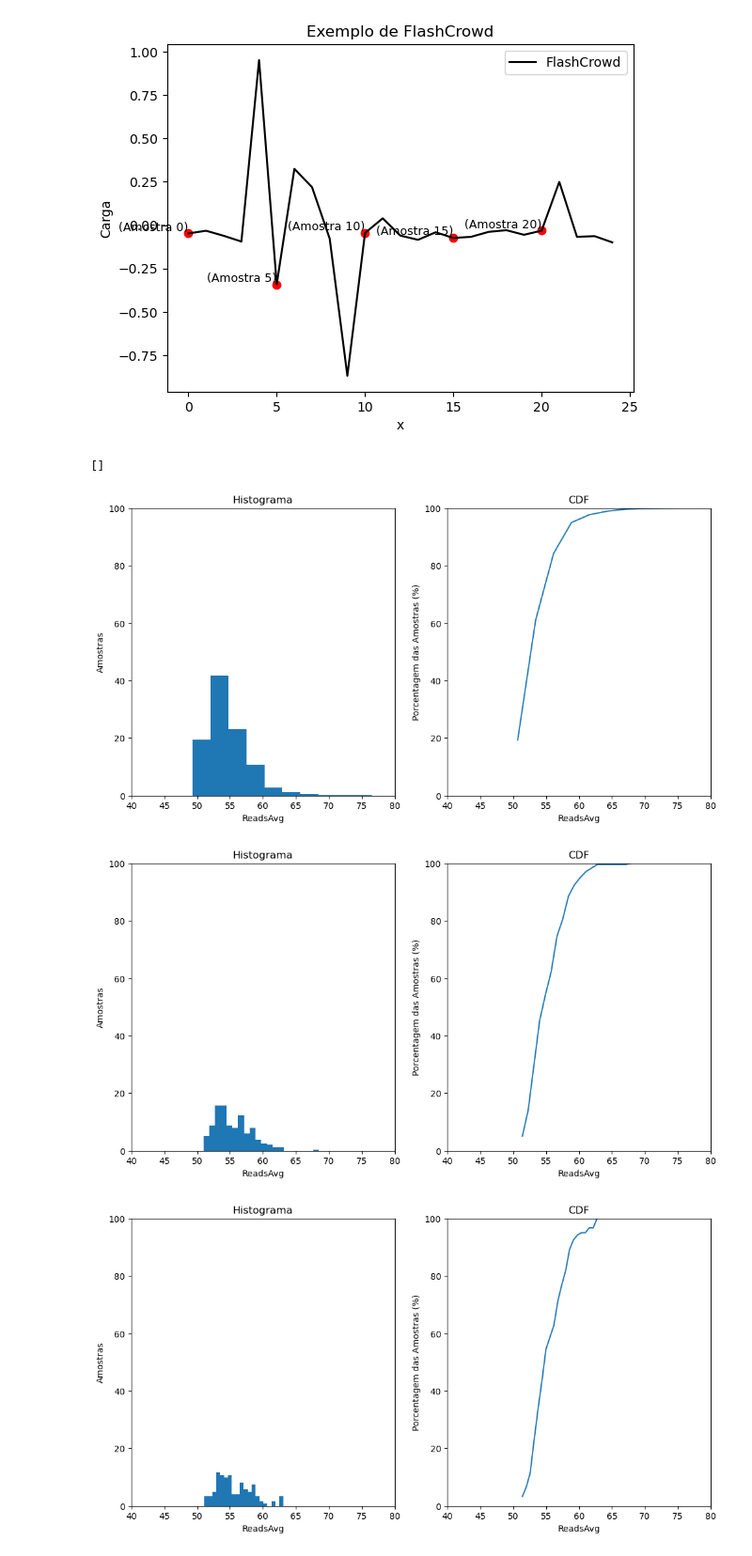
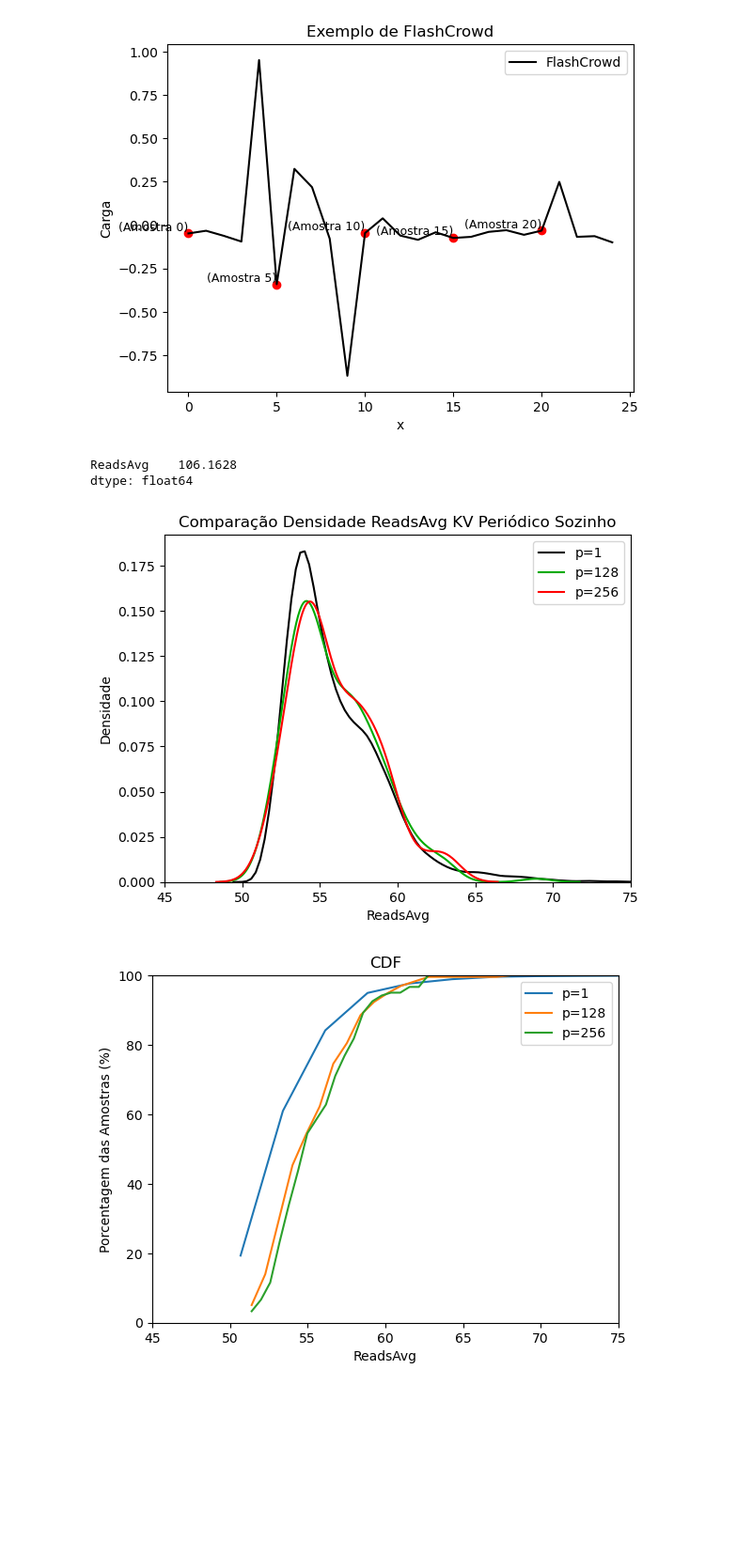
Before and after one commit to DaviVilarinho/ic-intervalo-qos, a Jupyter notebook: AnaliseNaivePeriodic.ipynb, the cells around one changed output. Shown at 94% size. Drawn from its saved outputs; the diff is of its cells as text; code cells hidden in the pictures; blank space fills up the shorter version.

```diff
--- a/AnaliseNaivePeriodic.ipynb
+++ b/AnaliseNaivePeriodic.ipynb
@@ -123,41 +123,62 @@ from dataset_management import parse_traces
 
 x, y = parse_traces('KV-SingleApp-PeriodicLoad', 'ReadsAvg', ['X_cluster.csv', 'X_flow.csv', 'X_port.csv'], nrows=None)
 # %%
-size(x)
+#y.shape
+# %% [output]
+ReadsAvg    106.1628
+dtype: float64
 # %%
 import numpy as np
+import matplotlib.pyplot as plt
+import seaborn as sns
+
+
 y_metric = 'ReadsAvg'
+
+
+
+color = {
+    1: '#000000',
+    128: '#00aa00',
+    256: '#ff0000'
+}
+
+for period in [1,128,256]:
+    x_filtered = x[x.index % period == 0]
+    y_filtered = y[y.index % period == 0]
+
+    plt.title('Comparação Densidade ReadsAvg KV Periódico Sozinho')
+
+    plt.xlabel(y_metric)
+    plt.xlim(45, 75)
+
+    plt.ylabel('Densidade')
+
+    sns.kdeplot(y_filtered, label=f'p={period}', palette=[color[period]], )
+plt.legend()
+plt.show()
+
 for period in [1,128,256]:
     x_filtered = x[x.index % period == 0]
     y_filtered = y[y.index % period == 0]
 
     hist, bins = np.histogram(
         y_filtered, bins=20)
     hist = hist / np.sum(hist) * 100
 
-    plt.figure(figsize=(12, 6))
-    plt.subplot(1, 2, 1)
-    plt.bar(bins[:-1], hist, width=(bins[1]-bins[0]))
-    plt.title('Histograma')
-    plt.ylabel('Amostras')
-    plt.xlabel(y_metric)
-    plt.ylim(0, 100)
-    plt.xlim(40, 80)
-
     cdf = np.cumsum(hist)
 
-    plt.subplot(1, 2, 2)
-    plt.plot(bins[:-1], cdf)
     plt.title('CDF')
     plt.ylabel('Porcentagem das Amostras (%)')
     plt.xlabel(y_metric)
     plt.ylim(0, 100)
-    plt.xlim(40, 80)
-plt.plot()
+    plt.xlim(45, 75)
+    plt.plot(bins[:-1], cdf, label=f'p={period}')
+
+plt.legend()
+plt.show()
     #plt.savefig(
     #    f'{BASE_RESULTS_PATH}/{period}_{trace}_{y_metric}_dataset.png')
 # %% [output]
-[]
-[figure, old version]
+[figure, new version]
-[figure, old version]
+[figure, new version]
-[figure, removed]
```
Also changed, not shown: parts of 3 cells of this notebook, 1 other file.
